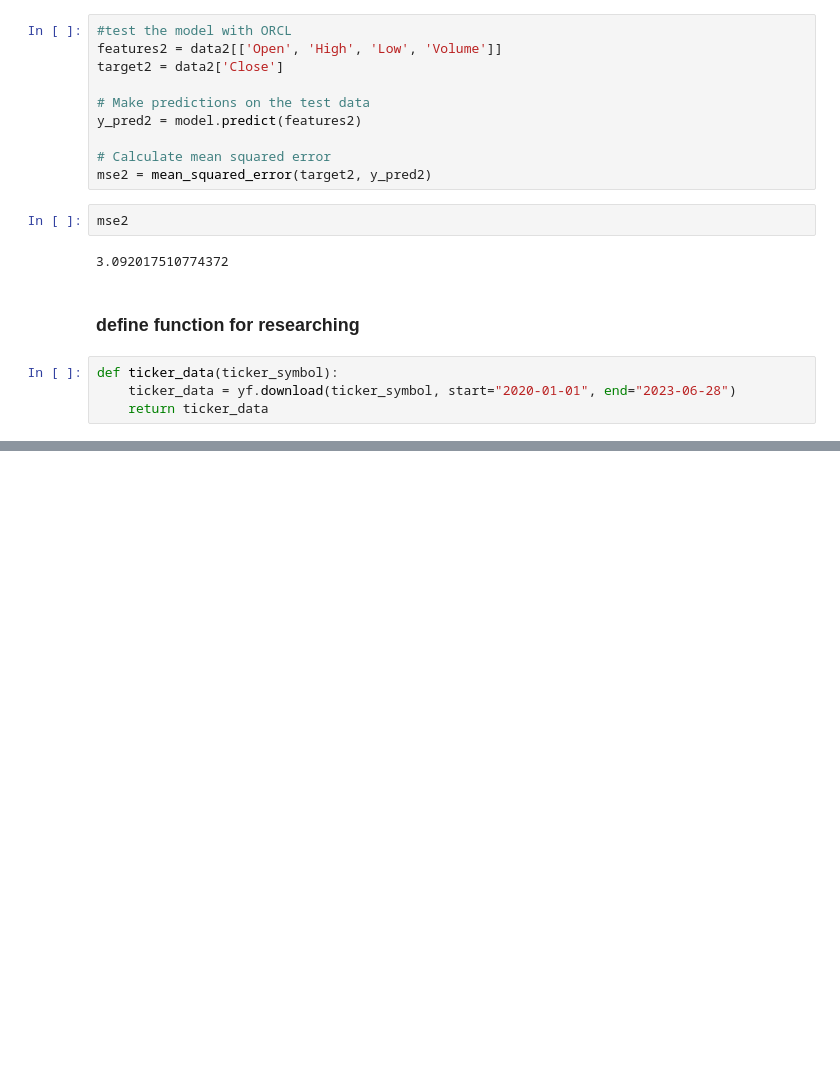
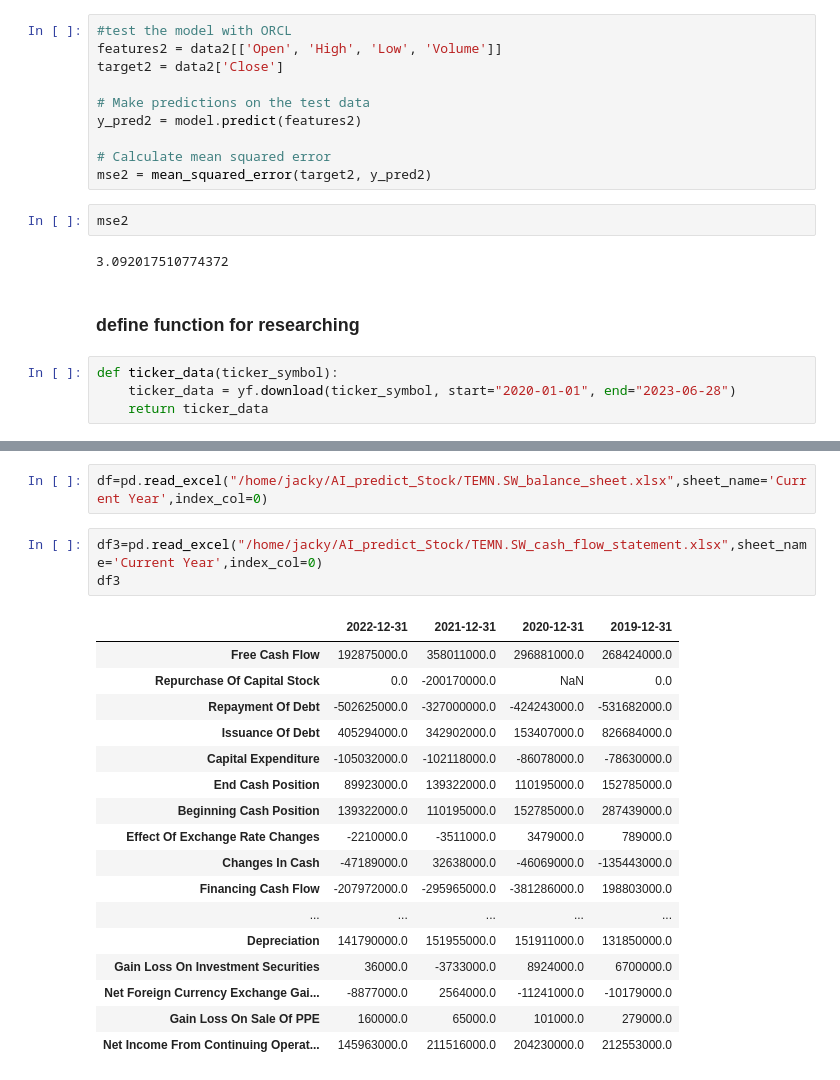
Before and after one commit to incredible-maker/AI_predict_Stock, a Jupyter notebook: linear_function.ipynb, the cells around one changed output, grey strips where cells are left out. Saved outputs shown, nothing was run; the diff lists cells and outputs as text; blank space fills up the shorter version.

Commit message:
Cash flow addded

```diff
--- a/linear_function.ipynb
+++ b/linear_function.ipynb
@@ -332,0 +304,23 @@ Please select an indicator to view:
+# %%
+df=pd.read_excel("/home/jacky/AI_predict_Stock/TEMN.SW_balance_sheet.xlsx",sheet_name='Current Year',index_col=0)
+# %%
+df3=pd.read_excel("/home/jacky/AI_predict_Stock/TEMN.SW_cash_flow_statement.xlsx",sheet_name='Current Year',index_col=0)
+df3
+# %% [output]
+|  | 2022-12-31 | 2021-12-31 | 2020-12-31 | 2019-12-31 |
+| Free Cash Flow | 192875000.0 | 358011000.0 | 296881000.0 | 268424000.0 |
+| Repurchase Of Capital Stock | 0.0 | -200170000.0 | NaN | 0.0 |
+| Repayment Of Debt | -502625000.0 | -327000000.0 | -424243000.0 | -531682000.0 |
+| Issuance Of Debt | 405294000.0 | 342902000.0 | 153407000.0 | 826684000.0 |
+| Capital Expenditure | -105032000.0 | -102118000.0 | -86078000.0 | -78630000.0 |
+| End Cash Position | 89923000.0 | 139322000.0 | 110195000.0 | 152785000.0 |
+| Beginning Cash Position | 139322000.0 | 110195000.0 | 152785000.0 | 287439000.0 |
+| Effect Of Exchange Rate Changes | -2210000.0 | -3511000.0 | 3479000.0 | 789000.0 |
+| Changes In Cash | -47189000.0 | 32638000.0 | -46069000.0 | -135443000.0 |
+| Financing Cash Flow | -207972000.0 | -295965000.0 | -381286000.0 | 198803000.0 |
+| ... | ... | ... | ... | ... |
+| Depreciation | 141790000.0 | 151955000.0 | 151911000.0 | 131850000.0 |
+| Gain Loss On Investment Securities | 36000.0 | -3733000.0 | 8924000.0 | 6700000.0 |
+| Net Foreign Currency Exchange Gai... | -8877000.0 | 2564000.0 | -11241000.0 | -10179000.0 |
+| Gain Loss On Sale Of PPE | 160000.0 | 65000.0 | 101000.0 | 279000.0 |
+| Net Income From Continuing Operat... | 145963000.0 | 211516000.0 | 204230000.0 | 212553000.0 |
```
Also changed, not shown: parts of 6 cells of this notebook, 5 other files.
